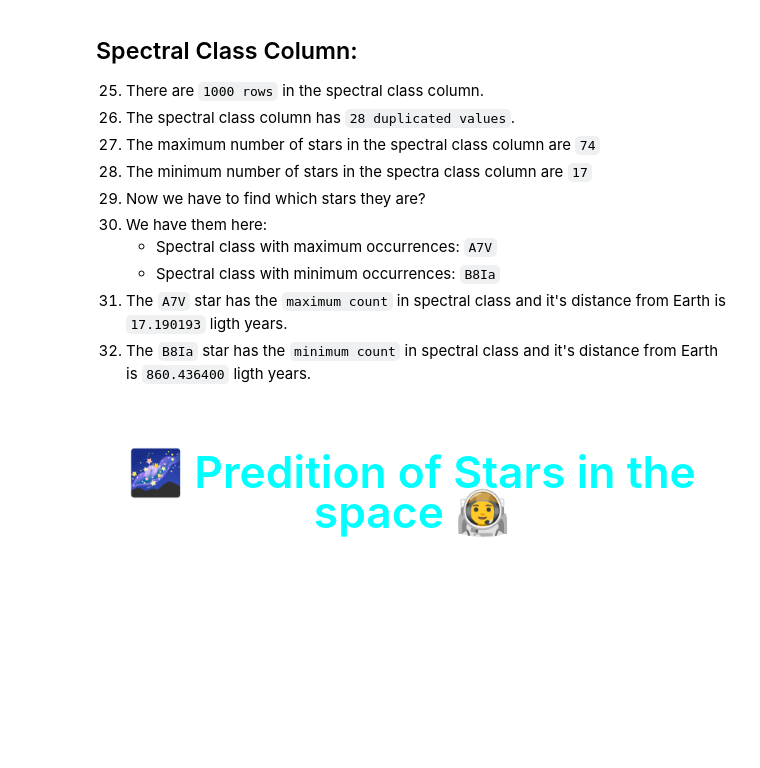
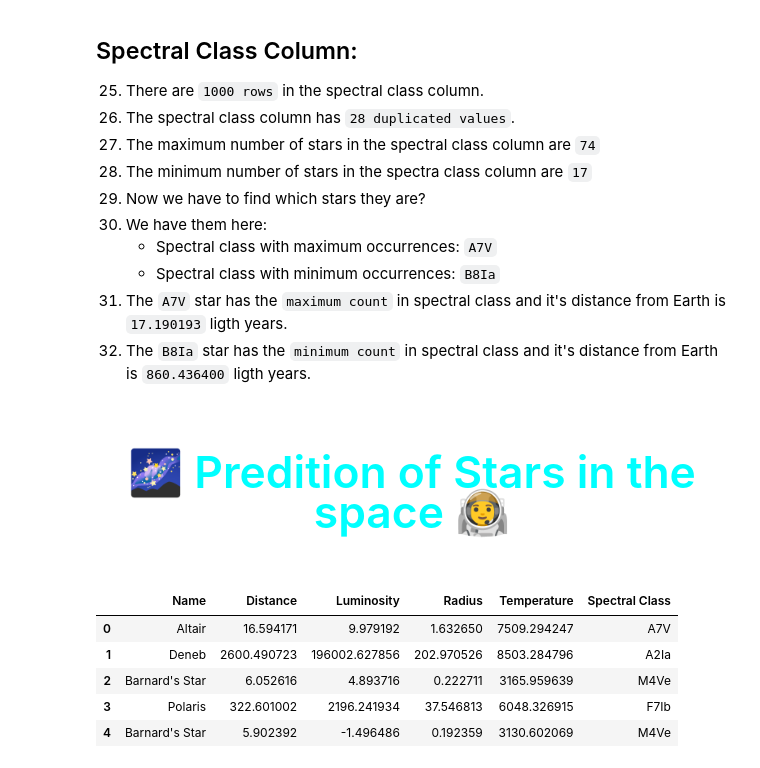
Before and after one commit to faizan-yousaf/Stellar_Insight, a Jupyter notebook: stars.ipynb, the cells around one changed output. Saved outputs shown, nothing was run; the diff lists cells and outputs as text; code cells hidden in the pictures; blank space fills up the shorter version.

```diff
--- a/stars.ipynb
+++ b/stars.ipynb
@@ -1124,3 +1124,12 @@ plt.show()
 ">
     <h1>🌌 Predition of Stars in the space 👨‍🚀</h1>
 </div>
+# %%
+df.head()
+# %% [output]
+|  | Name | Distance | Luminosity | Radius | Temperature | Spectral Class |
+| 0 | Altair | 16.594171 | 9.979192 | 1.632650 | 7509.294247 | A7V |
+| 1 | Deneb | 2600.490723 | 196002.627856 | 202.970526 | 8503.284796 | A2Ia |
+| 2 | Barnard's Star | 6.052616 | 4.893716 | 0.222711 | 3165.959639 | M4Ve |
+| 3 | Polaris | 322.601002 | 2196.241934 | 37.546813 | 6048.326915 | F7Ib |
+| 4 | Barnard's Star | 5.902392 | -1.496486 | 0.192359 | 3130.602069 | M4Ve |
```
Also changed, not shown: parts of 2 cells of this notebook.
